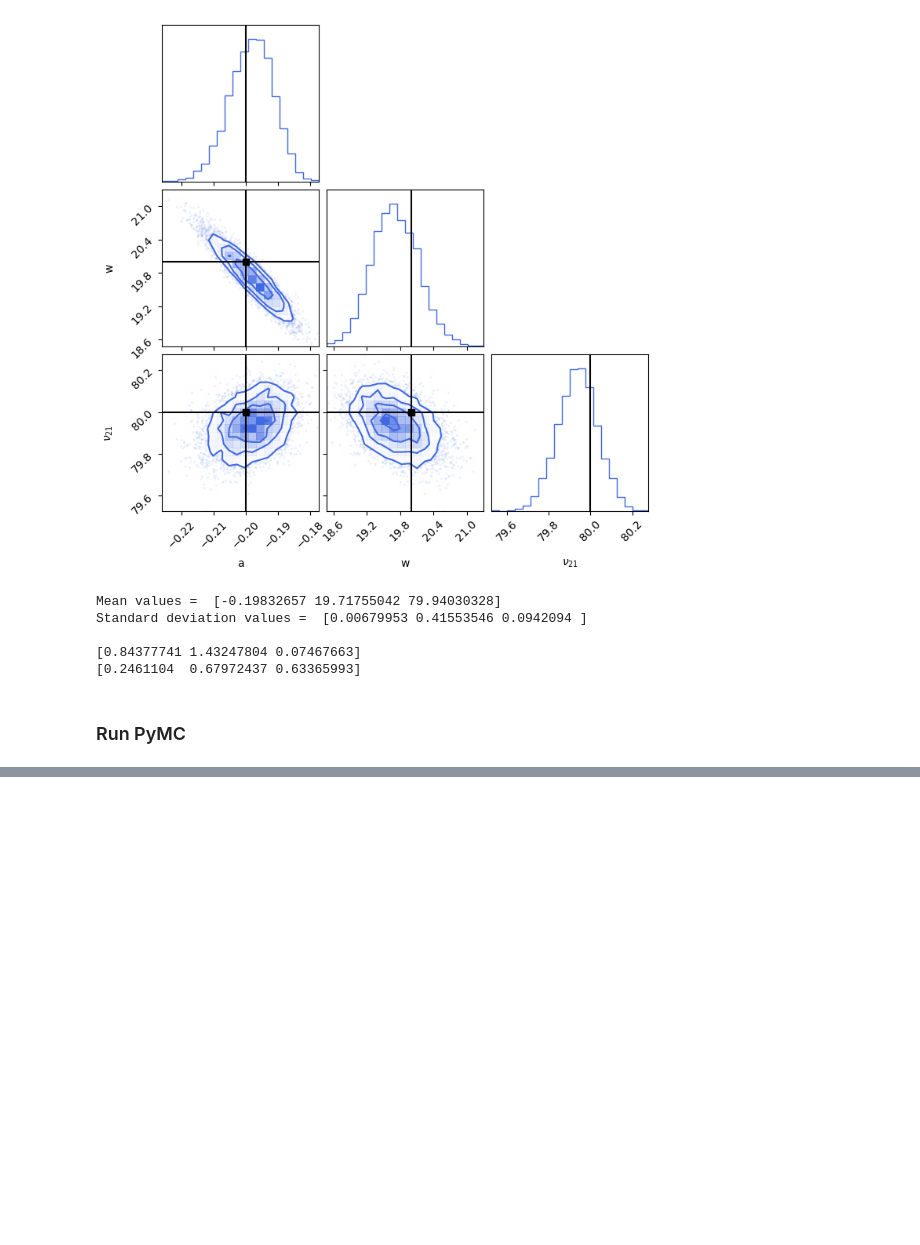
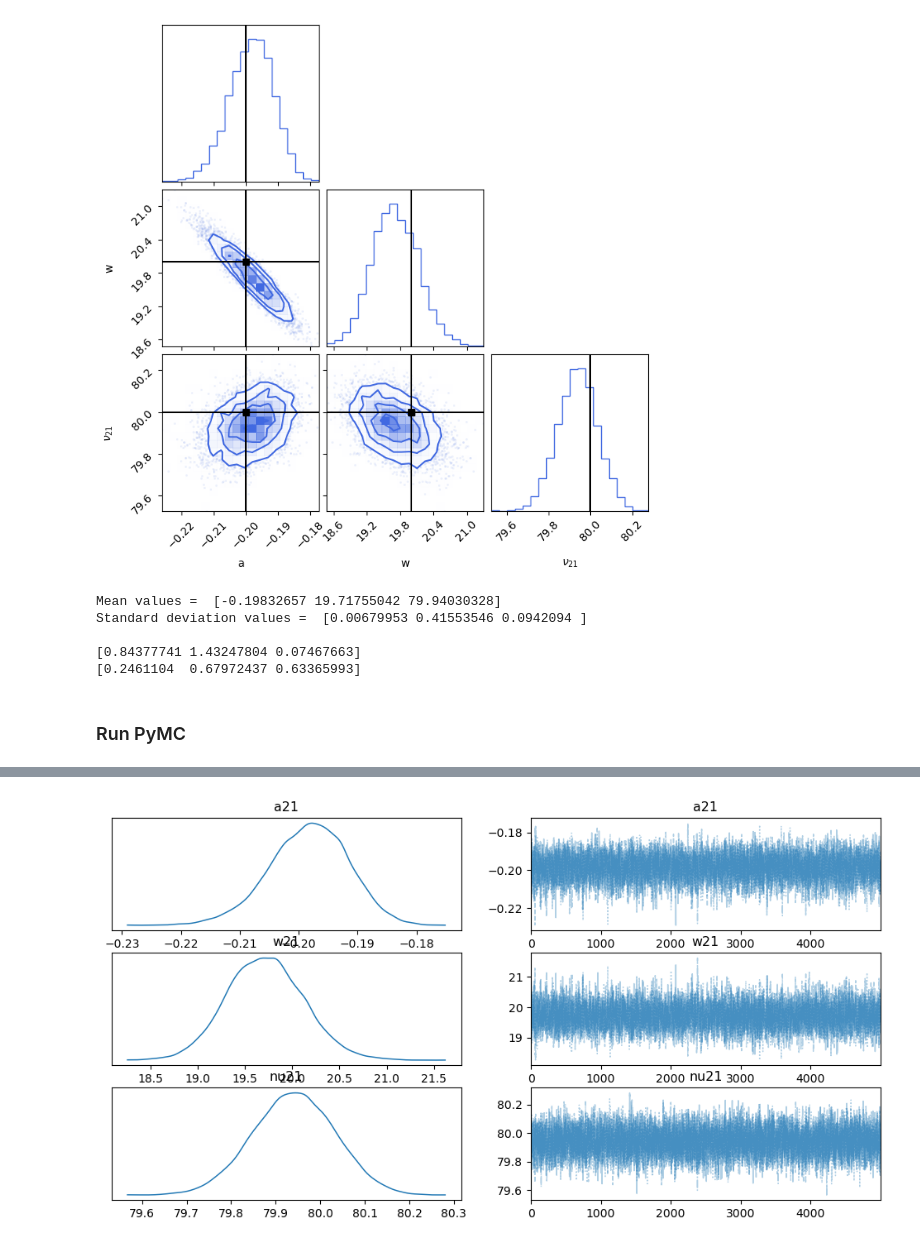
Before and after one commit to christianhbye/MIST-global-signal, a Jupyter notebook: notebooks/fitting-24hr.ipynb, the cells around one changed output, grey strips where cells are left out. Cells and saved outputs as stored; diff of their text form; code cells hidden in the pictures; blank space fills up the shorter version.

```diff
--- a/notebooks/fitting-24hr.ipynb
+++ b/notebooks/fitting-24hr.ipynb
@@ -236,2 +255,4 @@ ipdb>  q
 # %%
-az.plot_trace(idata, combined=True)
+az.plot_trace(idata, combined=True, var_names=["a21", "w21", "nu21"]);
+# %% [output]
+[figure, added]
```
Also changed, not shown: parts of 7 cells of this notebook.
